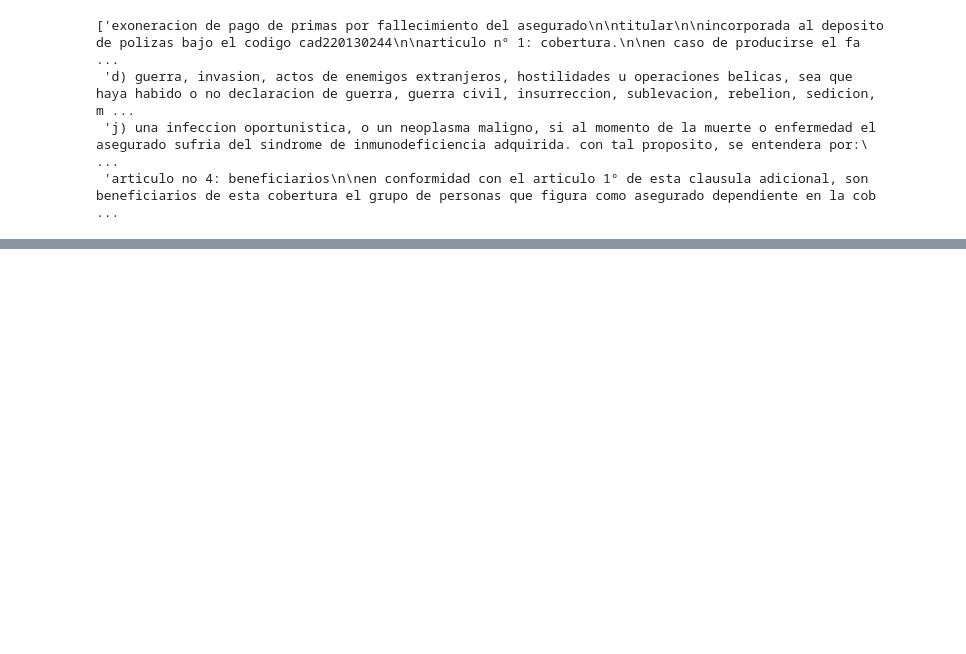
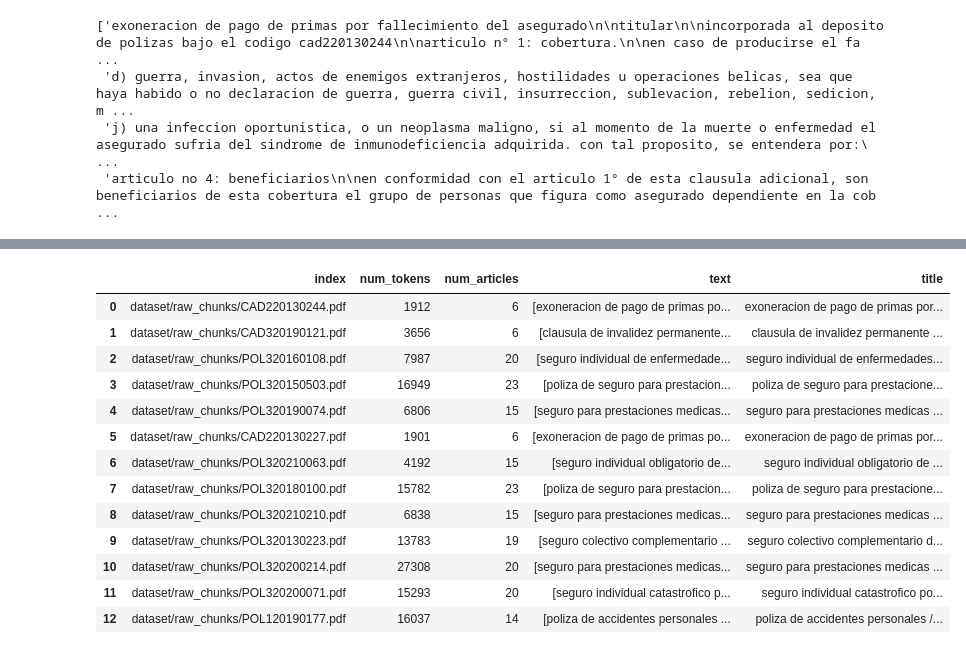
Before and after one commit to anvasquezre/sabiduria_asegurada_chatbot, a Jupyter notebook: EDA.ipynb, the cells around one changed output, grey strips where cells are left out. Cells and saved outputs as stored; diff of their text form; code cells hidden in the pictures; blank space fills up the shorter version.

```diff
--- a/EDA.ipynb
+++ b/EDA.ipynb
@@ -114,7 +110,7 @@ from pathlib import Path
 from langchain.document_loaders import PyMuPDFLoader
 pdf_list = os.listdir(str(Path(config.DATASET_ROOT_PATH) /  "raw_pdfs"))
 
-list = []
+list_docs = []
 pdf_list
 # %% [output]
 ['POL320150503.pdf',
@@ -134,5 +130,5 @@ config.DATASET_ROOT_PATH
 for pdf in pdf_list[1:]:
     loader_pymu = PyMuPDFLoader(f"{config.DATASET_ROOT_PATH}/raw_pdfs/{pdf}")  # Load the document
     pages_pymu = loader_pymu.load()
-    list.append(pages_pymu)
+    list_docs.append(pages_pymu)
 # %%
@@ -411,8 +431,8 @@ for doc in pages_dl:
     text_w_char = tp.normalize_corpus([content], special_char_removal=False, stopword_removal=False,remove_digits=False)
     num_tokens = len(encoder.encode(content))
     articles = len(re.findall(pattern, text_w_char[0]))
-    text_dict[doc.metadata["source"]] = {"num_tokens": num_tokens , "num_articles": articles, "text": text_w_char}
-
+    title = text_w_char[0].split(r"articulo")[0]
+    text_dict[doc.metadata["source"]] = {"num_tokens": num_tokens , "num_articles": articles, "text": text_w_char, "title": title}
 text_dict
 # %% [output]
 {'dataset/raw_chunks/CAD220130244.pdf': {'num_tokens': 1912,
@@ -527,2 +577,20 @@ embeddings = HuggingFaceEmbeddings(model_name="distiluse-base-multilingual-cased
 # %%
 # db.persist()
+# %%
+summary_df = pd.DataFrame().from_dict(text_dict, orient='index').reset_index(drop=False)
+summary_df
+# %% [output]
+|  | index | num_tokens | num_articles | text | title |
+| 0 | dataset/raw_chunks/CAD220130244.pdf | 1912 | 6 | [exoneracion de pago de primas po... | exoneracion de pago de primas por... |
+| 1 | dataset/raw_chunks/CAD320190121.pdf | 3656 | 6 | [clausula de invalidez permanente... | clausula de invalidez permanente ... |
+| 2 | dataset/raw_chunks/POL320160108.pdf | 7987 | 20 | [seguro individual de enfermedade... | seguro individual de enfermedades... |
+| 3 | dataset/raw_chunks/POL320150503.pdf | 16949 | 23 | [poliza de seguro para prestacion... | poliza de seguro para prestacione... |
+| 4 | dataset/raw_chunks/POL320190074.pdf | 6806 | 15 | [seguro para prestaciones medicas... | seguro para prestaciones medicas ... |
+| 5 | dataset/raw_chunks/CAD220130227.pdf | 1901 | 6 | [exoneracion de pago de primas po... | exoneracion de pago de primas por... |
+| 6 | dataset/raw_chunks/POL320210063.pdf | 4192 | 15 | [seguro individual obligatorio de... | seguro individual obligatorio de ... |
+| 7 | dataset/raw_chunks/POL320180100.pdf | 15782 | 23 | [poliza de seguro para prestacion... | poliza de seguro para prestacione... |
+| 8 | dataset/raw_chunks/POL320210210.pdf | 6838 | 15 | [seguro para prestaciones medicas... | seguro para prestaciones medicas ... |
+| 9 | dataset/raw_chunks/POL320130223.pdf | 13783 | 19 | [seguro colectivo complementario ... | seguro colectivo complementario d... |
+| 10 | dataset/raw_chunks/POL320200214.pdf | 27308 | 20 | [seguro para prestaciones medicas... | seguro para prestaciones medicas ... |
+| 11 | dataset/raw_chunks/POL320200071.pdf | 15293 | 20 | [seguro individual catastrofico p... | seguro individual catastrofico po... |
+| 12 | dataset/raw_chunks/POL120190177.pdf | 16037 | 14 | [poliza de accidentes personales ... | poliza de accidentes personales /... |
```
Also changed, not shown: parts of 51 cells of this notebook, 19 other files.
